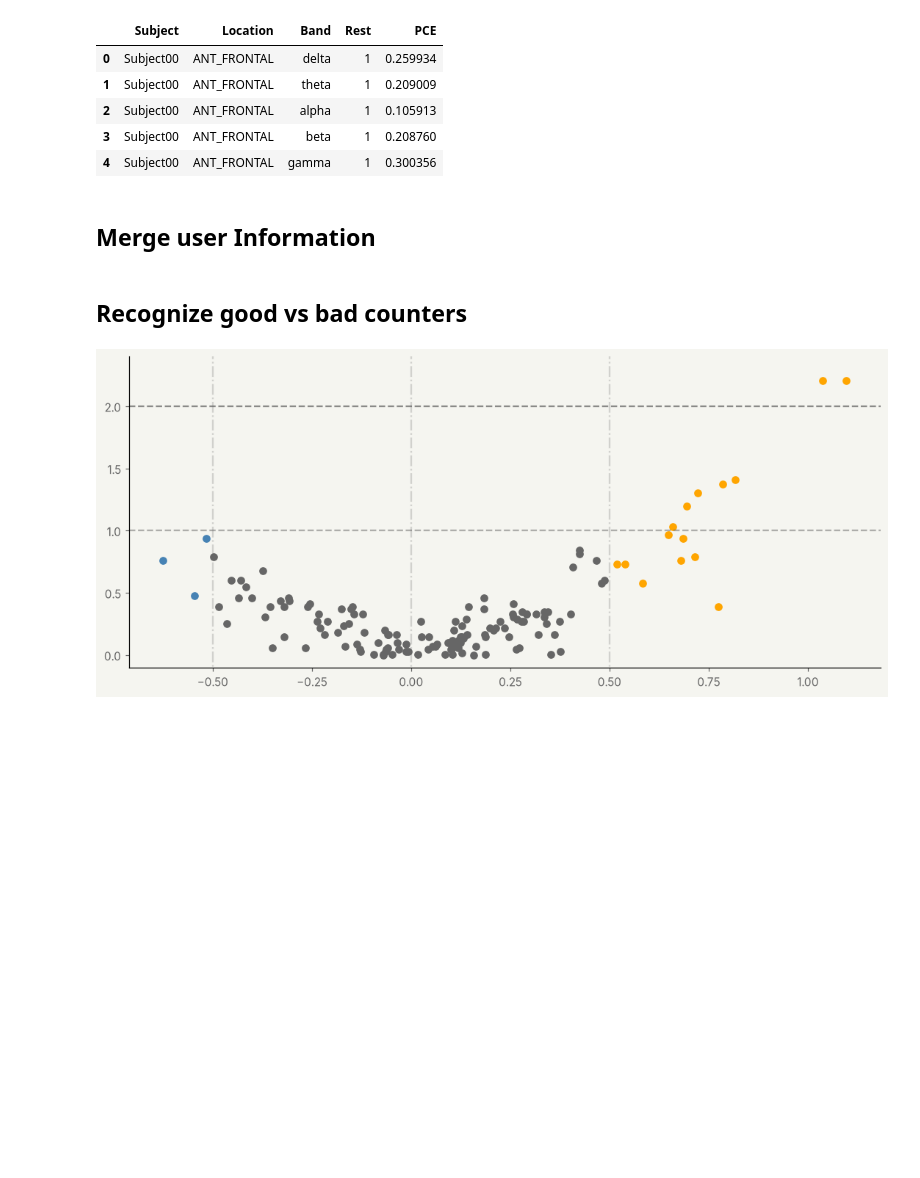
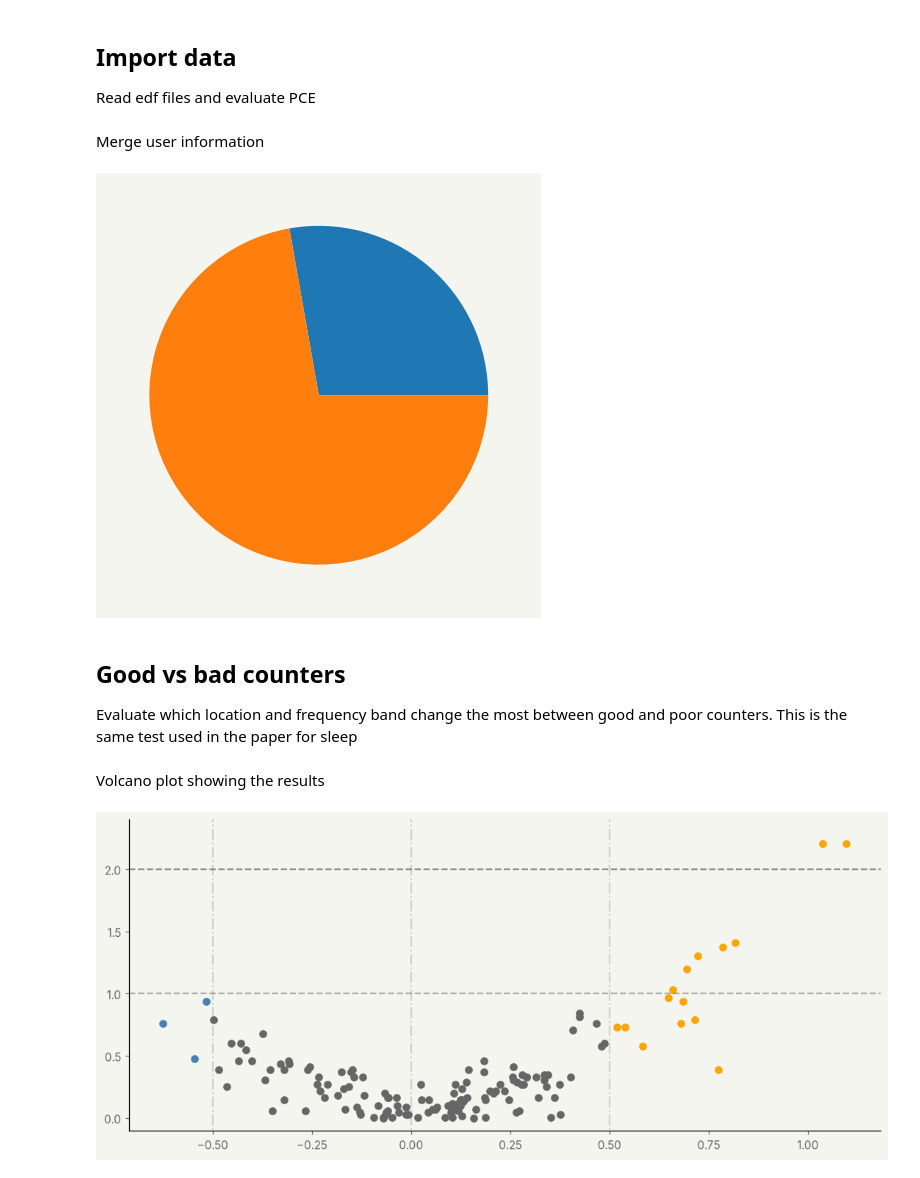
Before and after one commit to AngioG/EEG-Synchronization, a Jupyter notebook: arithmetic.ipynb, the cells around one changed output. Drawn from its saved outputs; the diff is of its cells as text; code cells hidden in the pictures; blank space fills up the shorter version.

```diff
--- a/arithmetic.ipynb
+++ b/arithmetic.ipynb
@@ -46,6 +56,9 @@ plt.rcParams.update({
     "axes.spines.top": False,
     "axes.spines.right": False,
 })
+# %% [markdown]
+## Import data
+Read edf files and evaluate PCE
 # %%
 from _functions import PCE_by_band
 
@@ -59,7 +72,7 @@ for sbj_id in range(36):
 
     for name, channels in CHANNELS.items():
         rest_np = np.array(rest_raw[["EEG " + ch for ch in channels]][0])
-        rest = PCE_by_band(rest_np, Fs = Fs, window_size=10)
+        rest = PCE_by_band(rest_np, Fs = Fs, window_size=WINDOW_SIZE)
         for result in rest:
             PCEs.append({
                 "Subject" : sbj,
@@ -70,7 +83,7 @@ for sbj_id in range(36):
             })
 
         calc_np = np.array(calc_raw[["EEG " + ch for ch in channels]][0])
-        calc = PCE_by_band(calc_np, Fs = Fs, window_size=10)
+        calc = PCE_by_band(calc_np, Fs = Fs, window_size=WINDOW_SIZE)
         for result in calc:
                 PCEs.append({
                     "Subject" : sbj,
@@ -83,23 +96,32 @@ for sbj_id in range(36):
 
 df_results = pd.DataFrame(PCEs)
 df_results.to_csv(RESULTS_FOLDER / "arithmetic pcs.csv")
-df_results.head()
+# df_results.head()
-# %% [output]
-|  | Subject | Location | Band | Rest | PCE |
-| 0 | Subject00 | ANT_FRONTAL | delta | 1 | 0.259934 |
-| 1 | Subject00 | ANT_FRONTAL | theta | 1 | 0.209009 |
-| 2 | Subject00 | ANT_FRONTAL | alpha | 1 | 0.105913 |
-| 3 | Subject00 | ANT_FRONTAL | beta | 1 | 0.208760 |
-| 4 | Subject00 | ANT_FRONTAL | gamma | 1 | 0.300356 |
 # %% [markdown]
-## Merge user Information
+Merge user information
 # %%
 user_df = pd.read_csv(DATA_FOLDER / "subject-info.csv")
 df = df_results.merge(user_df, on = "Subject")
 df["Male"] = df.Gender.map({"M" : 1, "F" : 0})
 df = df.drop(columns=["Recording year", "Number of subtractions", "Gender"])
+# %%
+counters = {
+    "Poor Counters" : len(user_df[user_df["Count quality"] == 0]),
+    "Good Counters" : len(user_df[user_df["Count quality"] == 1]),
+}
+
+fig, ax = plt.subplots(figsize=(5, 5))
+pie = ax.pie(counters.values())#, labels = counters.keys())
+# ax.pie_label(pie, counters.values(),
+#             textprops=dict(size=13, weight="bold"))
+
+plt.savefig(FIGURES_FOLDER / "pie.png", dpi = 600)
+plt.show()
+# %% [output]
+[figure, added]
 # %% [markdown]
-## Recognize good vs bad counters
+## Good vs bad counters
+Evaluate which location and frequency band change the most between good and poor counters. This is the same test used in the paper for sleep
 # %%
 from scipy.stats import mannwhitneyu
 from _functions import cohen_d
@@ -140,6 +162,8 @@ for rest in [0, 1, 2]:
 df_comparisons = pd.DataFrame(res)
 df_comparisons["log_p"] = -np.log10(df_comparisons["p"])
 df_comparisons.to_csv(RESULTS_FOLDER / "good vs bad counters.csv")
+# %% [markdown]
+Volcano plot showing the results
 # %%
 fig, ax = plt.subplots(figsize=(12, 5))
 
```
Also changed, not shown: parts of 13 cells of this notebook, 5 other files.
